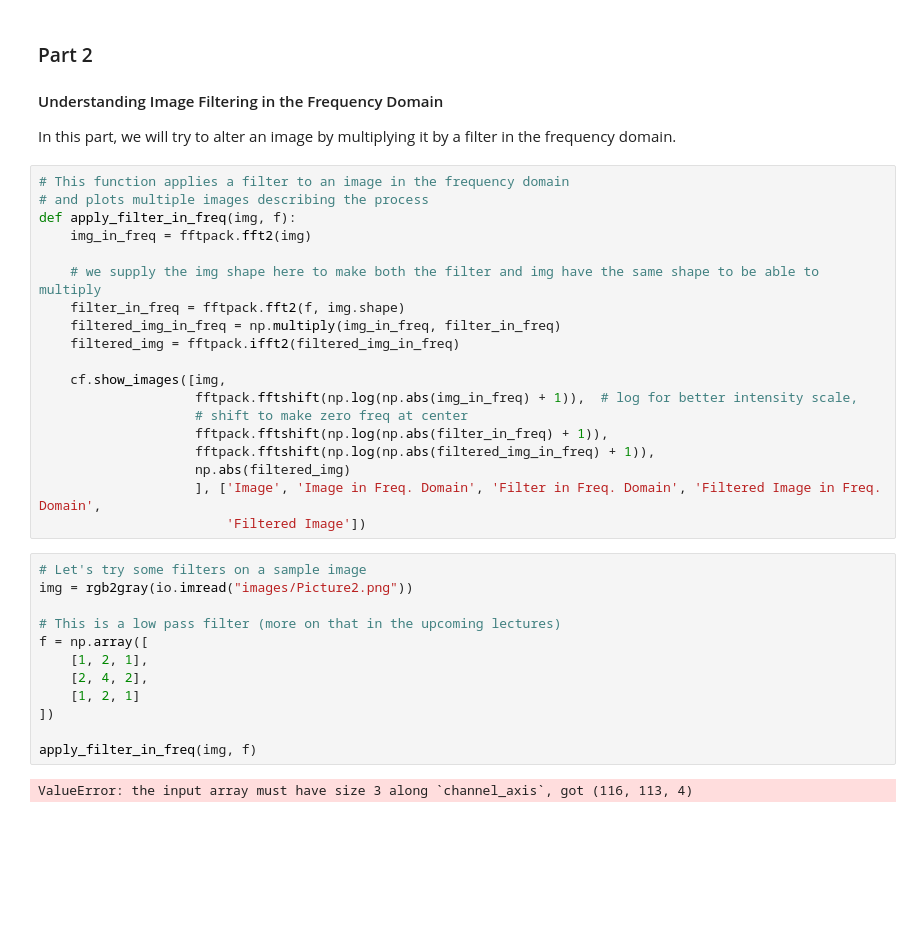
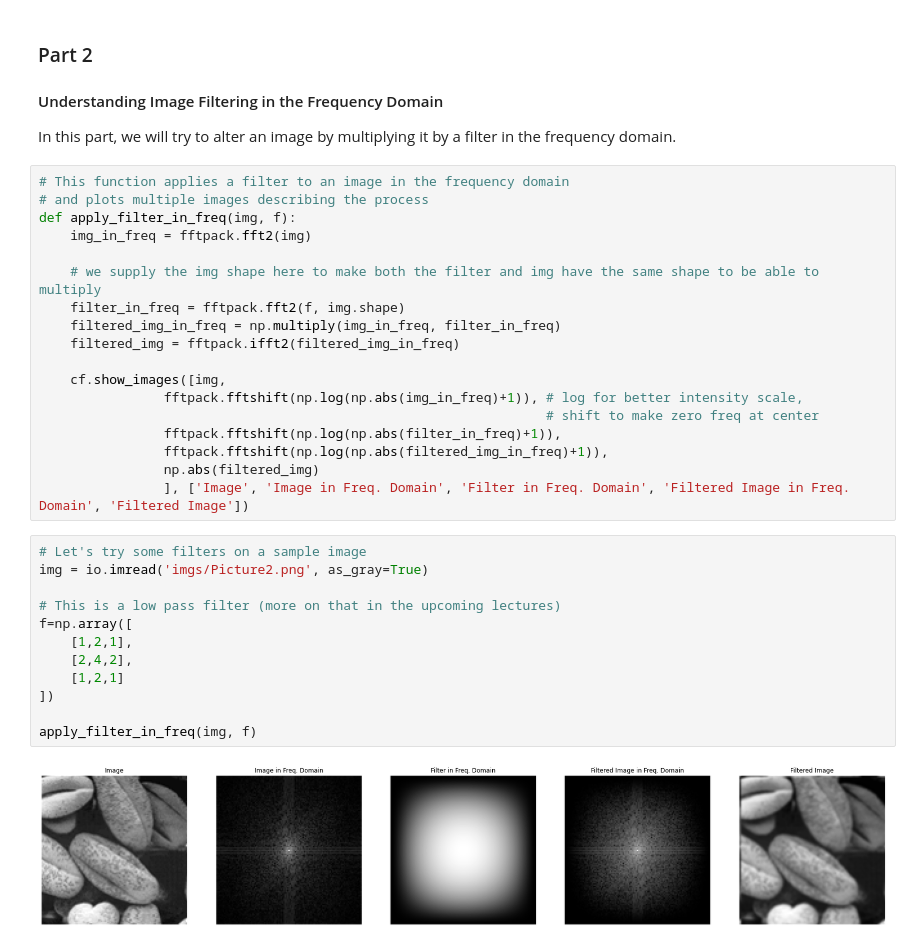
Before and after one commit to khaHesham/Image-Processing, a Jupyter notebook: Lab2/lab2-std.ipynb, the cells around one changed output. Drawn from its saved outputs; the diff is of its cells as text; blank space fills up the shorter version.

```diff
--- a/Lab2/lab2-std.ipynb
+++ b/Lab2/lab2-std.ipynb
@@ -84,26 +76,25 @@ def apply_filter_in_freq(img, f):
     filtered_img = fftpack.ifft2(filtered_img_in_freq)
 
     cf.show_images([img,
-                    fftpack.fftshift(np.log(np.abs(img_in_freq) + 1)),  # log for better intensity scale,
-                    # shift to make zero freq at center
-                    fftpack.fftshift(np.log(np.abs(filter_in_freq) + 1)),
-                    fftpack.fftshift(np.log(np.abs(filtered_img_in_freq) + 1)),
-                    np.abs(filtered_img)
-                    ], ['Image', 'Image in Freq. Domain', 'Filter in Freq. Domain', 'Filtered Image in Freq. Domain',
-                        'Filtered Image'])
+                fftpack.fftshift(np.log(np.abs(img_in_freq)+1)), # log for better intensity scale,
+                                                                 # shift to make zero freq at center
+                fftpack.fftshift(np.log(np.abs(filter_in_freq)+1)),
+                fftpack.fftshift(np.log(np.abs(filtered_img_in_freq)+1)),
+                np.abs(filtered_img)
+                ], ['Image', 'Image in Freq. Domain', 'Filter in Freq. Domain', 'Filtered Image in Freq. Domain', 'Filtered Image'])
 # %%
 # Let's try some filters on a sample image
-img = rgb2gray(io.imread("images/Picture2.png"))
+img = io.imread('imgs/Picture2.png', as_gray=True)
 
 # This is a low pass filter (more on that in the upcoming lectures)
-f = np.array([
-    [1, 2, 1],
-    [2, 4, 2],
-    [1, 2, 1]
+f=np.array([
+    [1,2,1],
+    [2,4,2],
+    [1,2,1]
 ])
 
 apply_filter_in_freq(img, f)
 # %% [output]
-ValueError: the input array must have size 3 along `channel_axis`, got (116, 113, 4)
+[figure, added]
 # %%
 # This is a high pass filter (more on that in the upcoming lectures)
```
Also changed, not shown: parts of 11 cells of this notebook, 2 other files.
